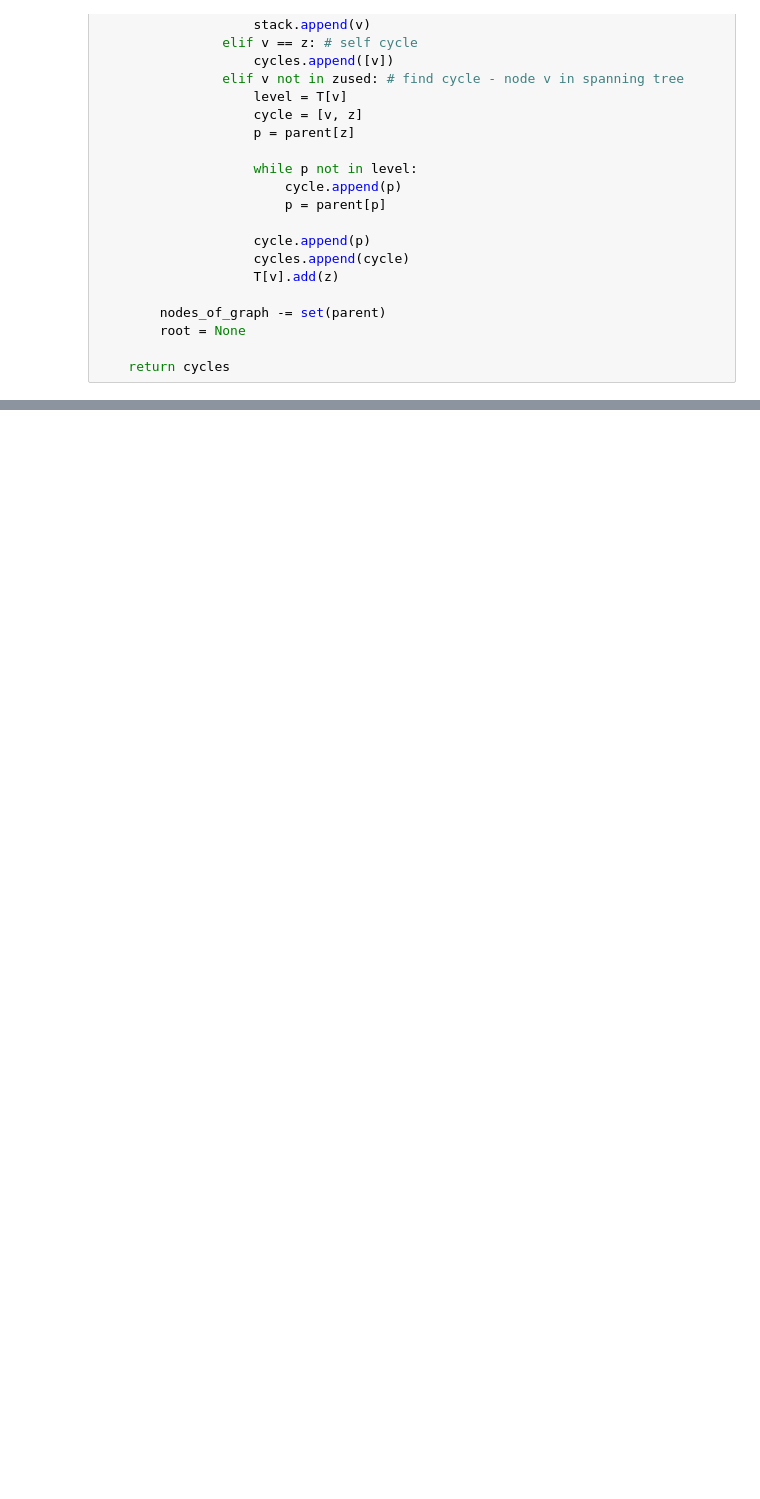
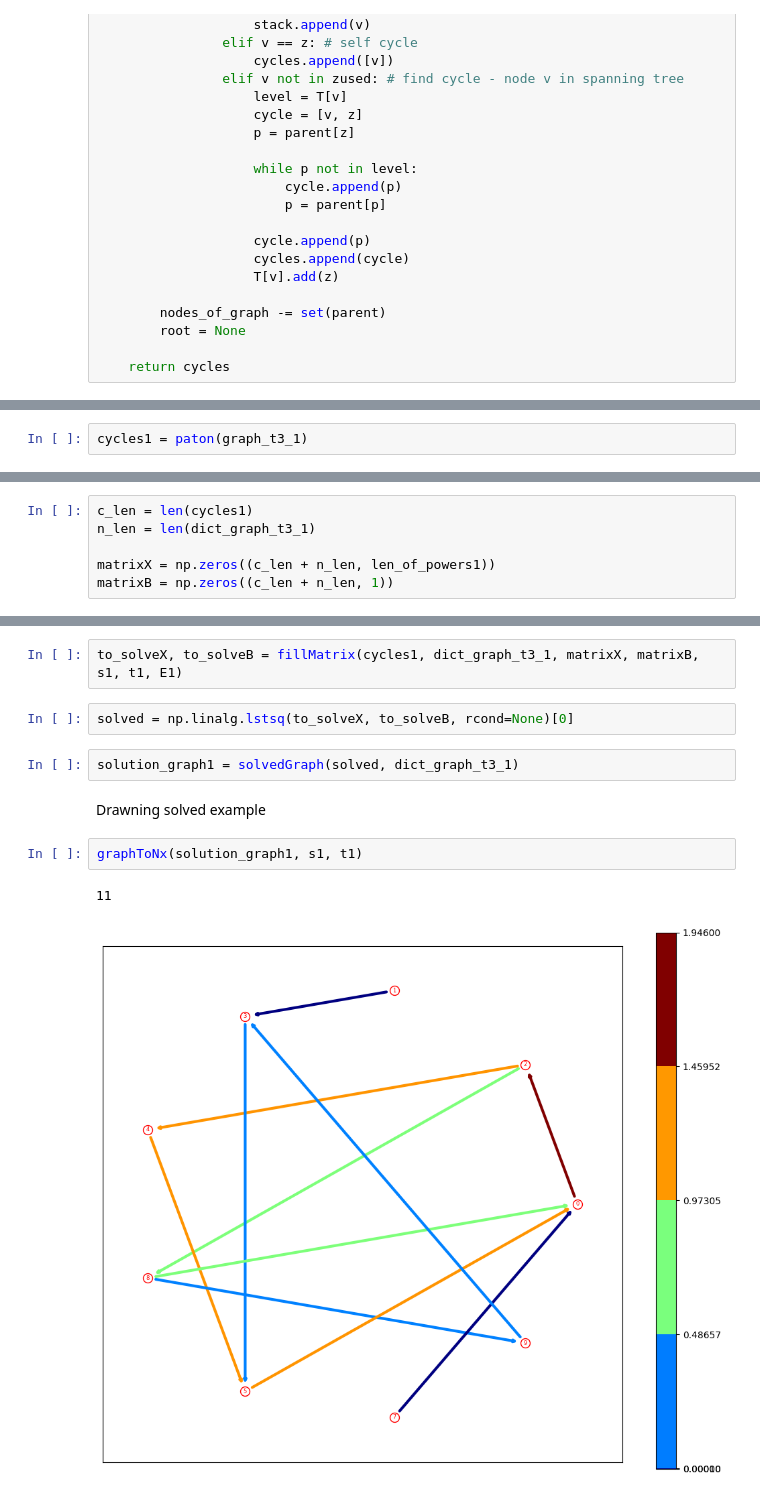
Before and after one commit to Panyloi/MOwNiT_AGH, a Jupyter notebook: lab2_cwiczenia/lab2.ipynb, the cells around one changed output, grey strips where cells are left out. Cells and saved outputs as stored; diff of their text form; blank space fills up the shorter version.

Commit message:
First example of usage and organized code

```diff
--- a/lab2_cwiczenia/lab2.ipynb
+++ b/lab2_cwiczenia/lab2.ipynb
@@ -609,0 +536,2 @@ graphToNx(solution_graph, s, t)
+# %%
+cycles1 = paton(graph_t3_1)
@@ -609,0 +540,6 @@ graphToNx(solution_graph, s, t)
+# %%
+c_len = len(cycles1)
+n_len = len(dict_graph_t3_1)
+
+matrixX = np.zeros((c_len + n_len, len_of_powers1))
+matrixB = np.zeros((c_len + n_len, 1))
@@ -609,0 +548,13 @@ graphToNx(solution_graph, s, t)
+# %%
+to_solveX, to_solveB = fillMatrix(cycles1, dict_graph_t3_1, matrixX, matrixB, s1, t1, E1)
+# %%
+solved = np.linalg.lstsq(to_solveX, to_solveB, rcond=None)[0]
+# %%
+solution_graph1 = solvedGraph(solved, dict_graph_t3_1)
+# %% [markdown]
+Drawning solved example
+# %%
+graphToNx(solution_graph1, s1, t1)
+# %% [output]
+11
+[figure, added]
```
Also changed, not shown: parts of 57 cells of this notebook, 3 other files.
